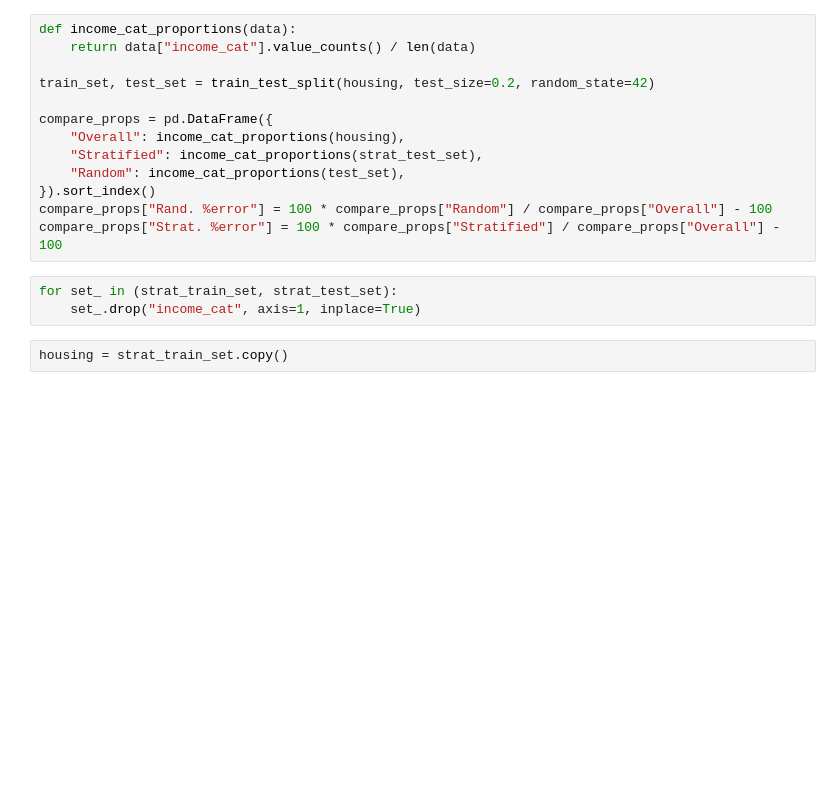
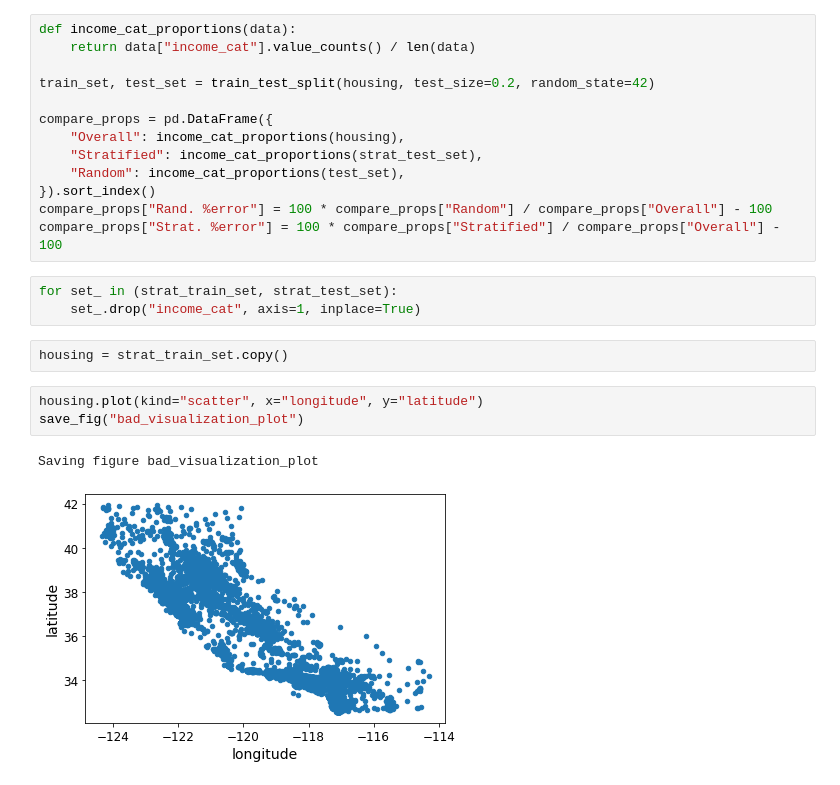
Before and after one commit to rahul263-stack/Hands-on-machine-learning, a Jupyter notebook: Untitled.ipynb, the cells around one changed output. Drawn from its saved outputs; the diff is of its cells as text; blank space fills up the shorter version.

```diff
--- a/Untitled.ipynb
+++ b/Untitled.ipynb
@@ -249,3 +249,9 @@ for set_ in (strat_train_set, strat_test_set):
     set_.drop("income_cat", axis=1, inplace=True)
 # %%
 housing = strat_train_set.copy()
+# %%
+housing.plot(kind="scatter", x="longitude", y="latitude")
+save_fig("bad_visualization_plot")
+# %% [output]
+Saving figure bad_visualization_plot
+[figure, added]
```
